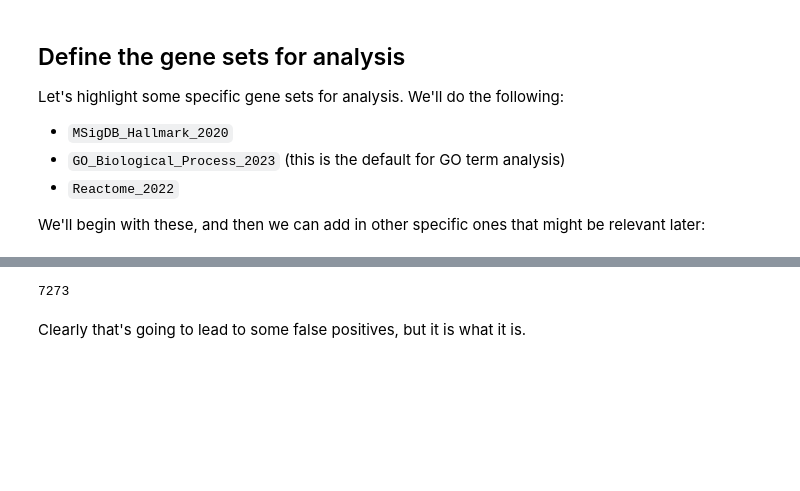
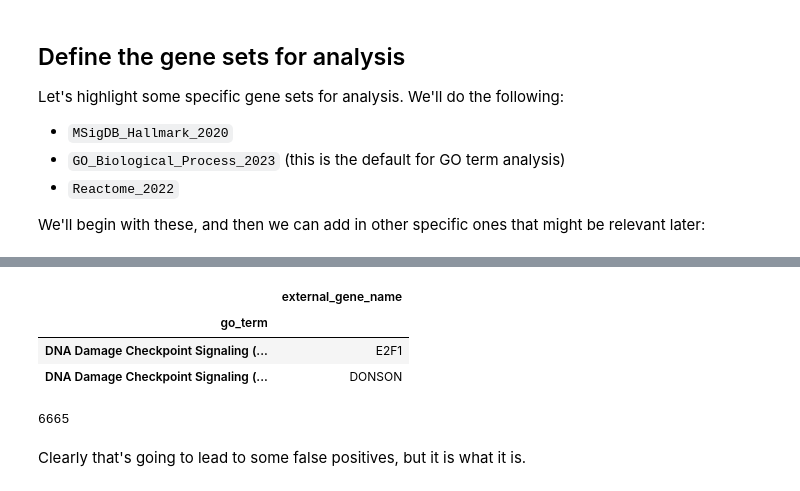
Before and after one commit to vanallenlab/ped_germline_SV, a Jupyter notebook: jett_analysis/pgsvs-cwas-gene-set-enrichment.ipynb, the cells around one changed output, grey strips where cells are left out. Cells and saved outputs as stored; diff of their text form; code cells hidden in the pictures; blank space fills up the shorter version.

```diff
--- a/jett_analysis/pgsvs-cwas-gene-set-enrichment.ipynb
+++ b/jett_analysis/pgsvs-cwas-gene-set-enrichment.ipynb
@@ -584,0 +655,8 @@ for db_name in ['MSigDB_Hallmark_2020', 'GO_Biological_Process_2023', 'Reactome_
+# %%
+go_terms = pd.read_csv('ref/GO_Biological_Process_Gene_Mapping.csv').set_index('go_term')
+go_terms.head(2)
+# %% [output]
+|  | external_gene_name |
+| go_term |  |
+| DNA Damage Checkpoint Signaling (... | E2F1 |
+| DNA Damage Checkpoint Signaling (... | DONSON |
@@ -588,10 +676,10 @@ gs['custom'] = {'adrenal-specific-exp': adrenal_genes}
 # %%
 gs_count = 0
-for db_name, db in gs.items():
+for db_name, db in gene_sets.items():
     gs_count += len(db.values())
 gs_count
 # %% [output]
-7273
+6665
 # %% [markdown]
 Clearly that's going to lead to some false positives, but it is what it is.
 # %% [markdown]
```
Also changed, not shown: parts of 63 cells of this notebook, 4 other files.
